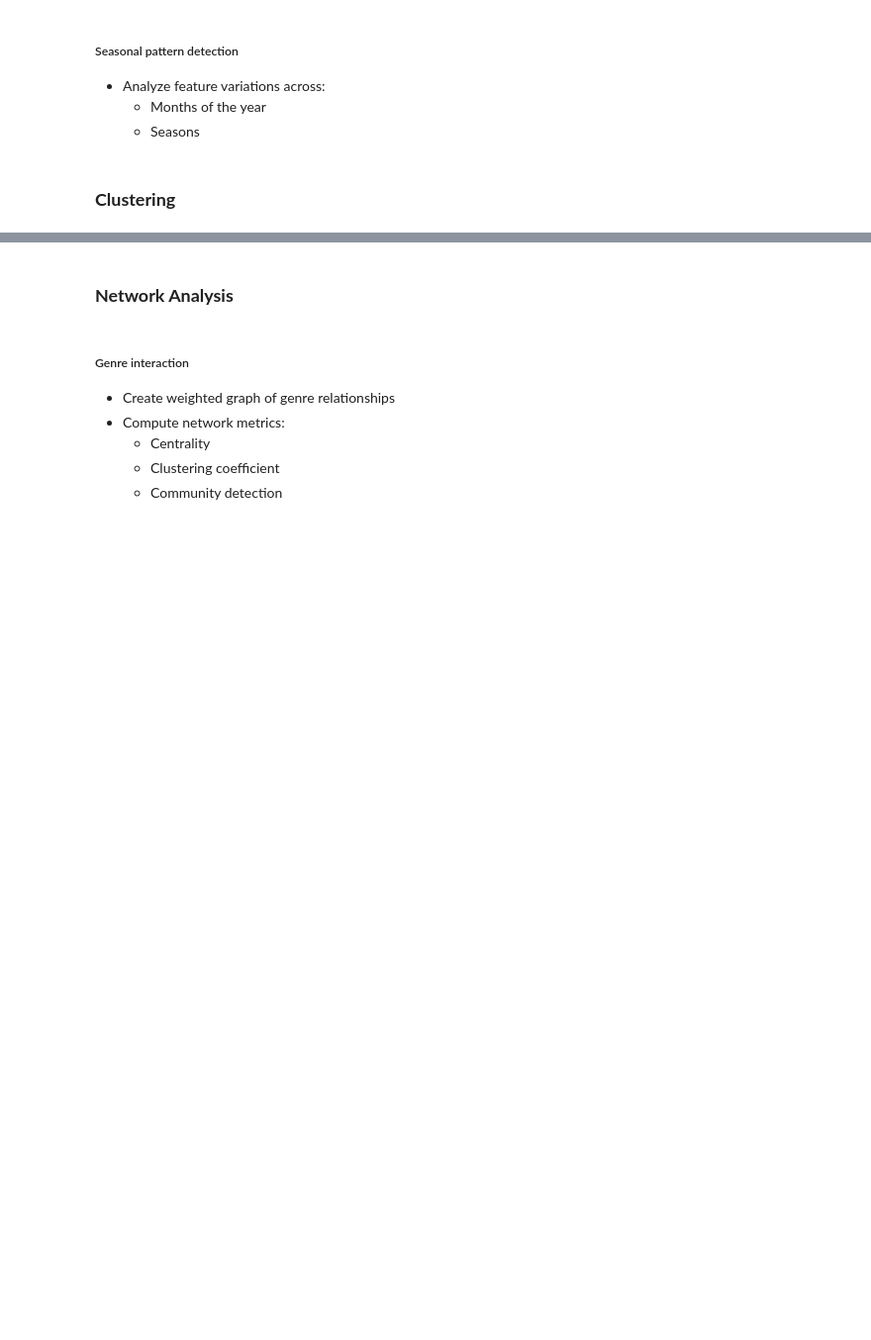
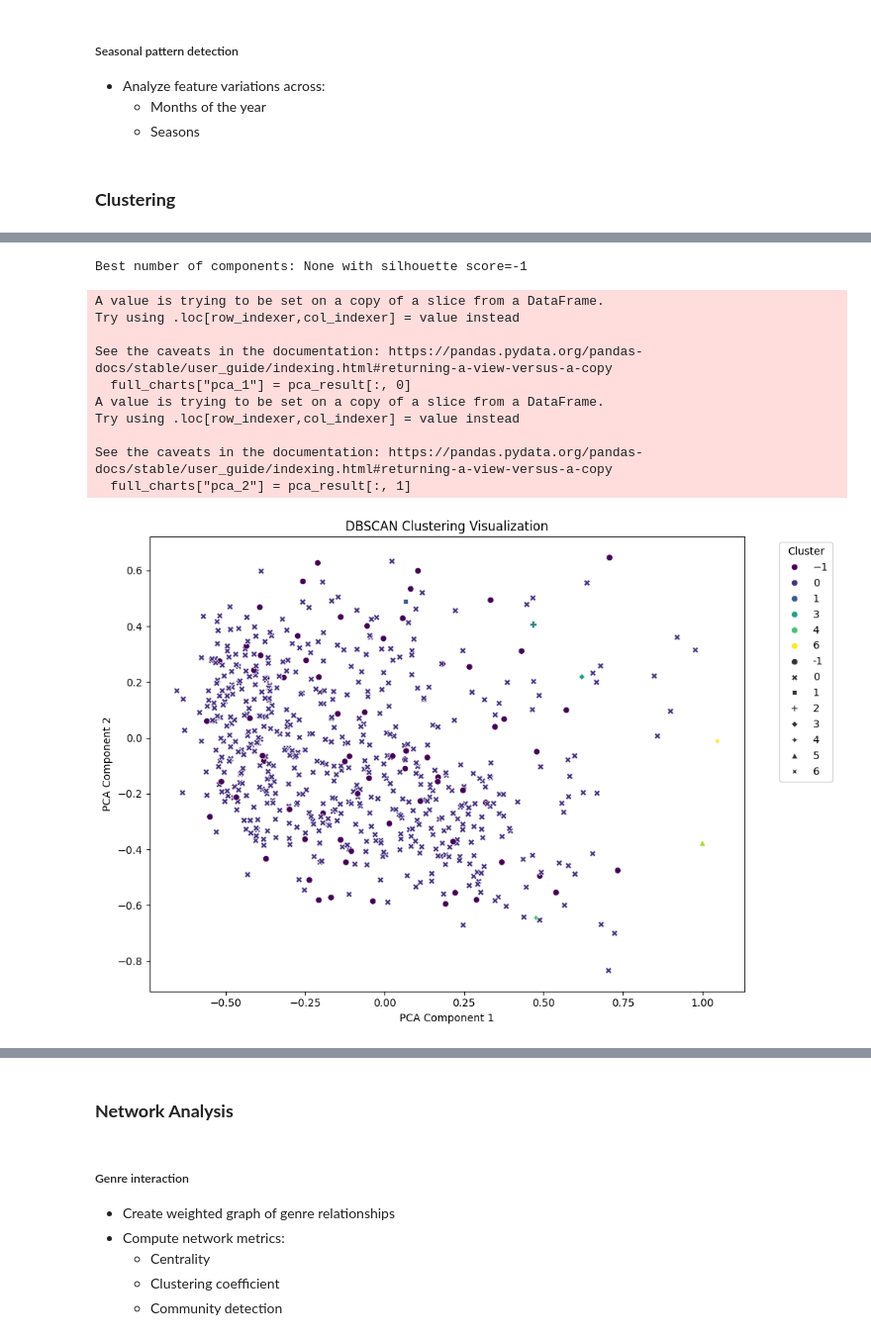
Before and after one commit to LNickelsburg/iss310-final-project, a Jupyter notebook: FinalProject.ipynb, the cells around one changed output, grey strips where cells are left out. Shown at 99% size. Drawn from its saved outputs; the diff is of its cells as text; code cells hidden in the pictures; blank space fills up the shorter version.

```diff
--- a/FinalProject.ipynb
+++ b/FinalProject.ipynb
@@ -288,0 +320,4 @@ plt.show()
+# %%
+
+dbscan = DBSCAN(eps=0.4, min_samples=40)  # Adjust parameters as needed
+full_charts["cluster"] = dbscan.fit_predict(continuous_data)
@@ -288,0 +347,50 @@ plt.show()
+# %%
+best_components = None
+best_score = -1
+
+for n in range(2, len(continuous_features)):
+    pca = PCA(n_components=n)
+    reduced_data = pca.fit_transform(continuous_data)
+
+    best_params = None
+
+    if len(set(labels)) > 1:
+        score = silhouette_score(reduced_data, labels)
+        if score > best_score:
+            best_score = score
+            best_components = n
+
+print(f"Best number of components: {best_components} with silhouette score={best_score}")
+# %% [output]
+Best number of components: None with silhouette score=-1
+# %%
+pca = PCA(n_components=2)
+pca_result = pca.fit_transform(continuous_data)
+
+# Add PCA results to DataFrame
+full_charts["pca_1"] = pca_result[:, 0]
+full_charts["pca_2"] = pca_result[:, 1]
+
+# Plot clusters
+plt.figure(figsize=(10, 7))
+sns.scatterplot(
+    x="pca_1", y="pca_2", hue="cluster", data=full_charts, palette="viridis", style="cluster"
+)
+plt.title("DBSCAN Clustering Visualization")
+plt.xlabel("PCA Component 1")
+plt.ylabel("PCA Component 2")
+plt.legend(title="Cluster", bbox_to_anchor=(1.05, 1), loc="upper left")
+plt.tight_layout()
+plt.show()
+# %% [output]
+A value is trying to be set on a copy of a slice from a DataFrame.
+Try using .loc[row_indexer,col_indexer] = value instead
+
+See the caveats in the documentation: https://pandas.pydata.org/pandas-docs/stable/user_guide/indexing.html#returning-a-view-versus-a-copy
+  full_charts["pca_1"] = pca_result[:, 0]
+A value is trying to be set on a copy of a slice from a DataFrame.
+Try using .loc[row_indexer,col_indexer] = value instead
+
+See the caveats in the documentation: https://pandas.pydata.org/pandas-docs/stable/user_guide/indexing.html#returning-a-view-versus-a-copy
+  full_charts["pca_2"] = pca_result[:, 1]
+[figure, added]
```
Also changed, not shown: parts of 10 cells of this notebook.
